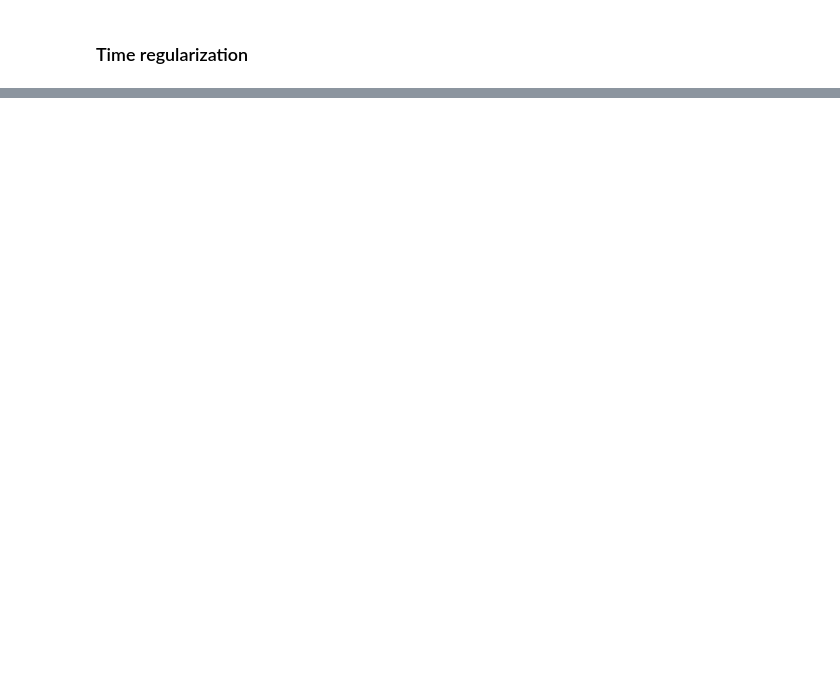
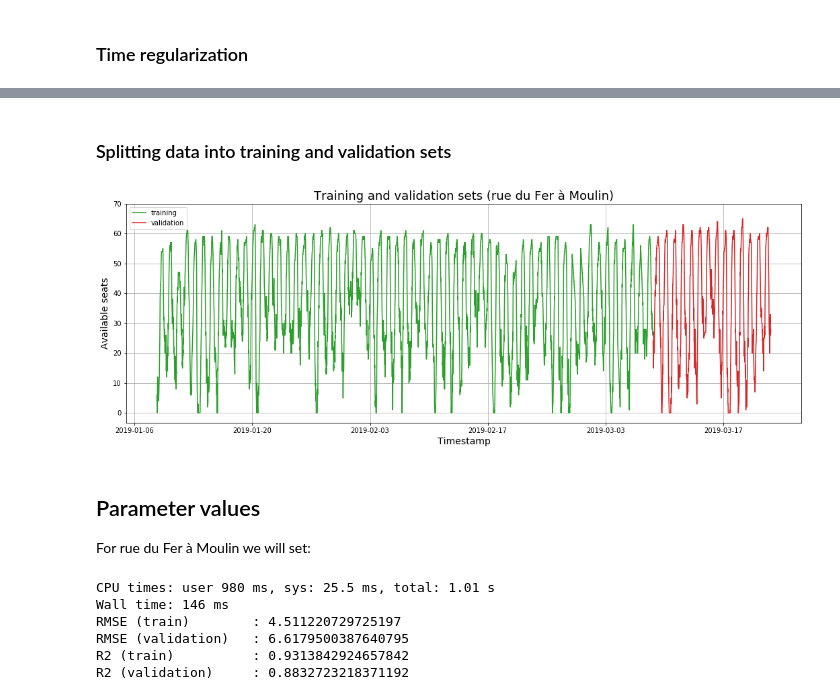
Before and after one commit to antoinechoffrut/la_permanence, a Jupyter notebook: la-permanence-random-forests-forecasting.ipynb, the cells around one changed output, grey strips where cells are left out. Drawn from its saved outputs; the diff is of its cells as text; code cells hidden in the pictures; blank space fills up the shorter version.

```diff
--- a/la-permanence-random-forests-forecasting.ipynb
+++ b/la-permanence-random-forests-forecasting.ipynb
@@ -601,0 +210,3 @@ The metrics RMSE $R^2$ measure the accuracy to which the random forests is able
+# %%
+timestamps = raw_data.loc[:, ['timestamp']]
+add_datepart(raw_data, 'timestamp', time=True)
@@ -601,0 +218,35 @@ The metrics RMSE $R^2$ measure the accuracy to which the random forests is able
+# %%
+df, y, nas = proc_df(raw_data.drop('Alésia', axis=1), 'Moulin')
+# %% [markdown]
+### Splitting data into training and validation sets
+# %%
+n_valid = TWO_WEEKS
+n_trn = raw_data.shape[0] - n_valid
+
+X_train, X_valid = split_vals(df, n_trn)
+y_train, y_valid = split_vals(y, n_trn)
+
+# For plotting purposes:
+timestamps_train = timestamps.iloc[0:n_trn].copy()
+timestamps_valid = timestamps.iloc[n_trn:].copy()
+# %%
+fig, ax = plt.subplots(figsize=(18, 6));
+
+plt.plot(timestamps_train['timestamp'], y_train, COL_TRAIN);
+plt.plot(timestamps_valid['timestamp'], y_valid, COL_VALID);
+
+ax.set_title("Training and validation sets (rue du Fer à Moulin)", fontsize=18)
+
+ax.set_ylabel("Available seats", fontsize=14);
+ax.set_yticks(range(0, 80, 10));
+
+ax.set_xlabel("Timestamp", fontsize=14);
+
+ax.legend(['training', 'validation'], loc='upper left')
+ax.grid();
+# plt.savefig("moulin-training-validation-split.png")
+# %% [output]
+[figure, added]
+# %% [markdown]
+## Parameter values
+For rue du Fer à Moulin we will set:
@@ -601,0 +255,17 @@ The metrics RMSE $R^2$ measure the accuracy to which the random forests is able
+# %%
+m = RandomForestRegressor(n_jobs=-1, n_estimators=nb_trees, max_features=max_features, min_samples_leaf=min_leaves)
+%time m.fit(X_train, y_train)
+COL_WIDTH = 20
+print("{0}: {1}".format("RMSE (train)".ljust(COL_WIDTH), rmse(m.predict(X_train), y_train)))
+print("{0}: {1}".format("RMSE (validation)".ljust(COL_WIDTH), rmse(m.predict(X_valid), y_valid)))
+print("{0}: {1}".format("R2 (train)".ljust(COL_WIDTH), m.score(X_train, y_train)))
+print("{0}: {1}".format("R2 (validation)".ljust(COL_WIDTH), m.score(X_valid, y_valid)))
+
+y_predict = m.predict(X_valid)
+# %% [output]
+CPU times: user 980 ms, sys: 25.5 ms, total: 1.01 s
+Wall time: 146 ms
+RMSE (train)        : 4.511220729725197
+RMSE (validation)   : 6.6179500387640795
+R2 (train)          : 0.9313842924657842
+R2 (validation)     : 0.8832723218371192
```
Also changed, not shown: parts of 92 cells of this notebook, 2 other files.
